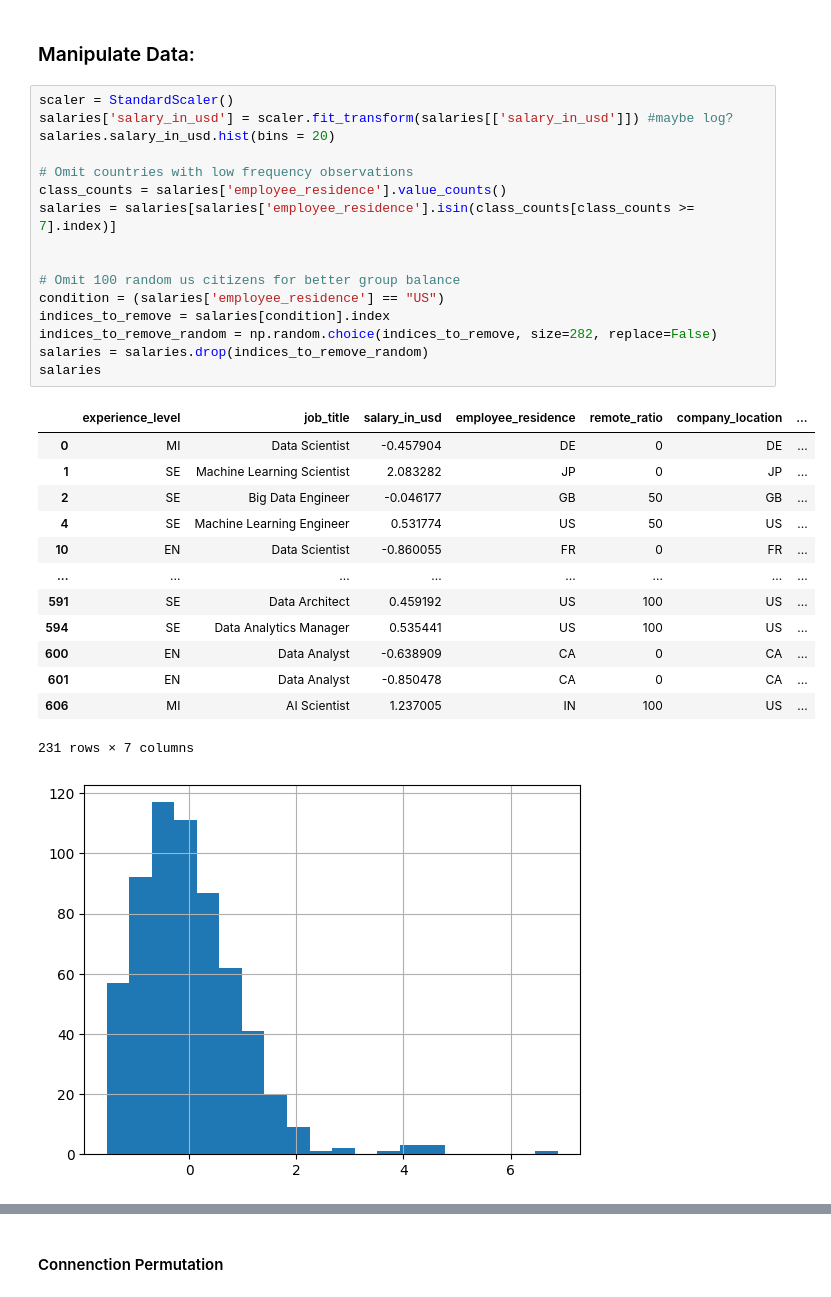
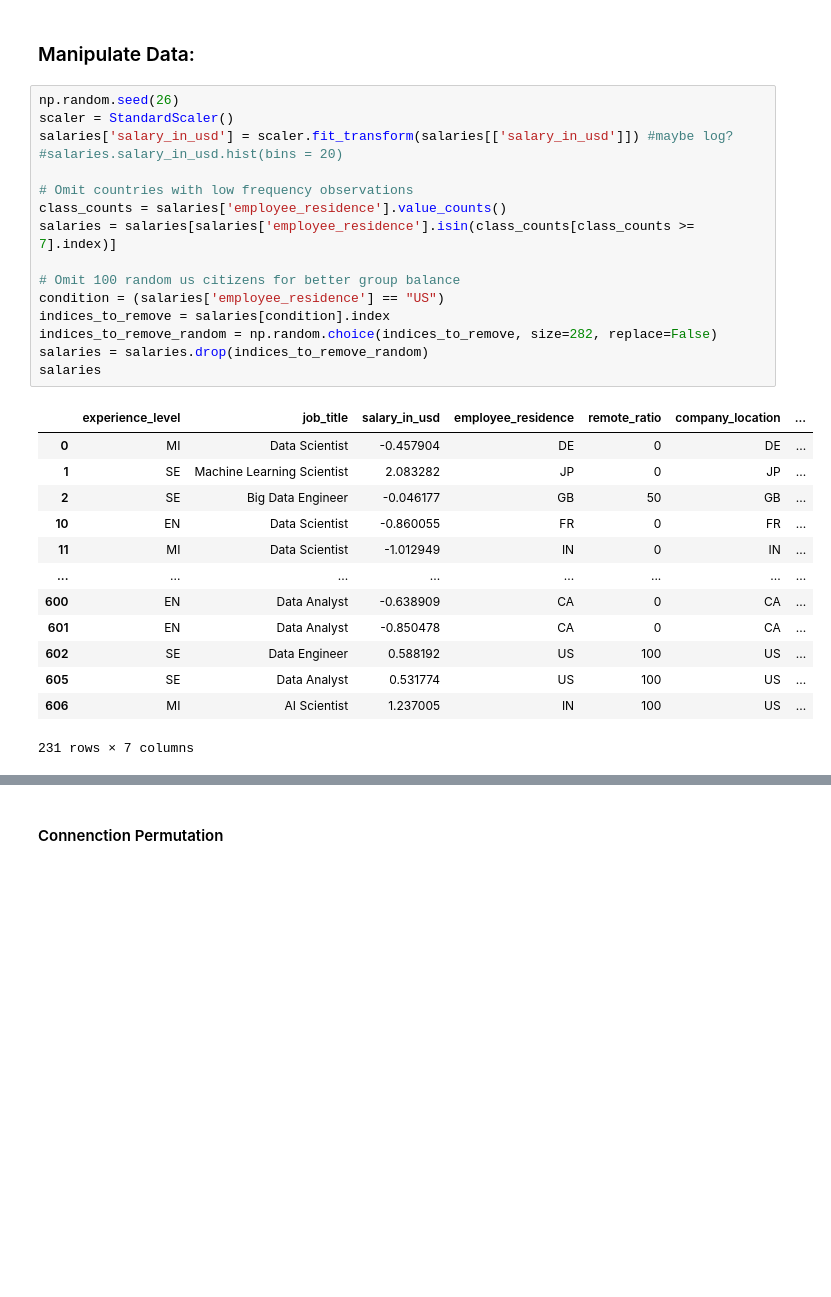
Before and after one commit to FisnikZogaj/MA, a Jupyter notebook: GraphGLM.ipynb, the cells around one changed output, grey strips where cells are left out. Cells and saved outputs as stored; diff of their text form; blank space fills up the shorter version.

```diff
--- a/GraphGLM.ipynb
+++ b/GraphGLM.ipynb
@@ -34,33 +32,32 @@ salaries
 # %% [markdown]
 ### Manipulate Data:
 # %%
+np.random.seed(26)
 scaler = StandardScaler()
 salaries['salary_in_usd'] = scaler.fit_transform(salaries[['salary_in_usd']]) #maybe log?
-salaries.salary_in_usd.hist(bins = 20)
+#salaries.salary_in_usd.hist(bins = 20)
 
 # Omit countries with low frequency observations
 class_counts = salaries['employee_residence'].value_counts()
 salaries = salaries[salaries['employee_residence'].isin(class_counts[class_counts >= 7].index)]
-
 
 # Omit 100 random us citizens for better group balance
 condition = (salaries['employee_residence'] == "US")
 indices_to_remove = salaries[condition].index
 indices_to_remove_random = np.random.choice(indices_to_remove, size=282, replace=False)
 salaries = salaries.drop(indices_to_remove_random)
 salaries
 # %% [output]
 |  | experience_level | job_title | salary_in_usd | employee_residence | remote_ratio | company_location | ... |
 | 0 | MI | Data Scientist | -0.457904 | DE | 0 | DE | ... |
 | 1 | SE | Machine Learning Scientist | 2.083282 | JP | 0 | JP | ... |
 | 2 | SE | Big Data Engineer | -0.046177 | GB | 50 | GB | ... |
-| 4 | SE | Machine Learning Engineer | 0.531774 | US | 50 | US | ... |
 | 10 | EN | Data Scientist | -0.860055 | FR | 0 | FR | ... |
+| 11 | MI | Data Scientist | -1.012949 | IN | 0 | IN | ... |
 | ... | ... | ... | ... | ... | ... | ... | ... |
-| 591 | SE | Data Architect | 0.459192 | US | 100 | US | ... |
-| 594 | SE | Data Analytics Manager | 0.535441 | US | 100 | US | ... |
 | 600 | EN | Data Analyst | -0.638909 | CA | 0 | CA | ... |
 | 601 | EN | Data Analyst | -0.850478 | CA | 0 | CA | ... |
+| 602 | SE | Data Engineer | 0.588192 | US | 100 | US | ... |
+| 605 | SE | Data Analyst | 0.531774 | US | 100 | US | ... |
 | 606 | MI | AI Scientist | 1.237005 | IN | 100 | US | ... |
 231 rows × 7 columns
-[figure, removed]
```
Also changed, not shown: parts of 8 cells of this notebook.
